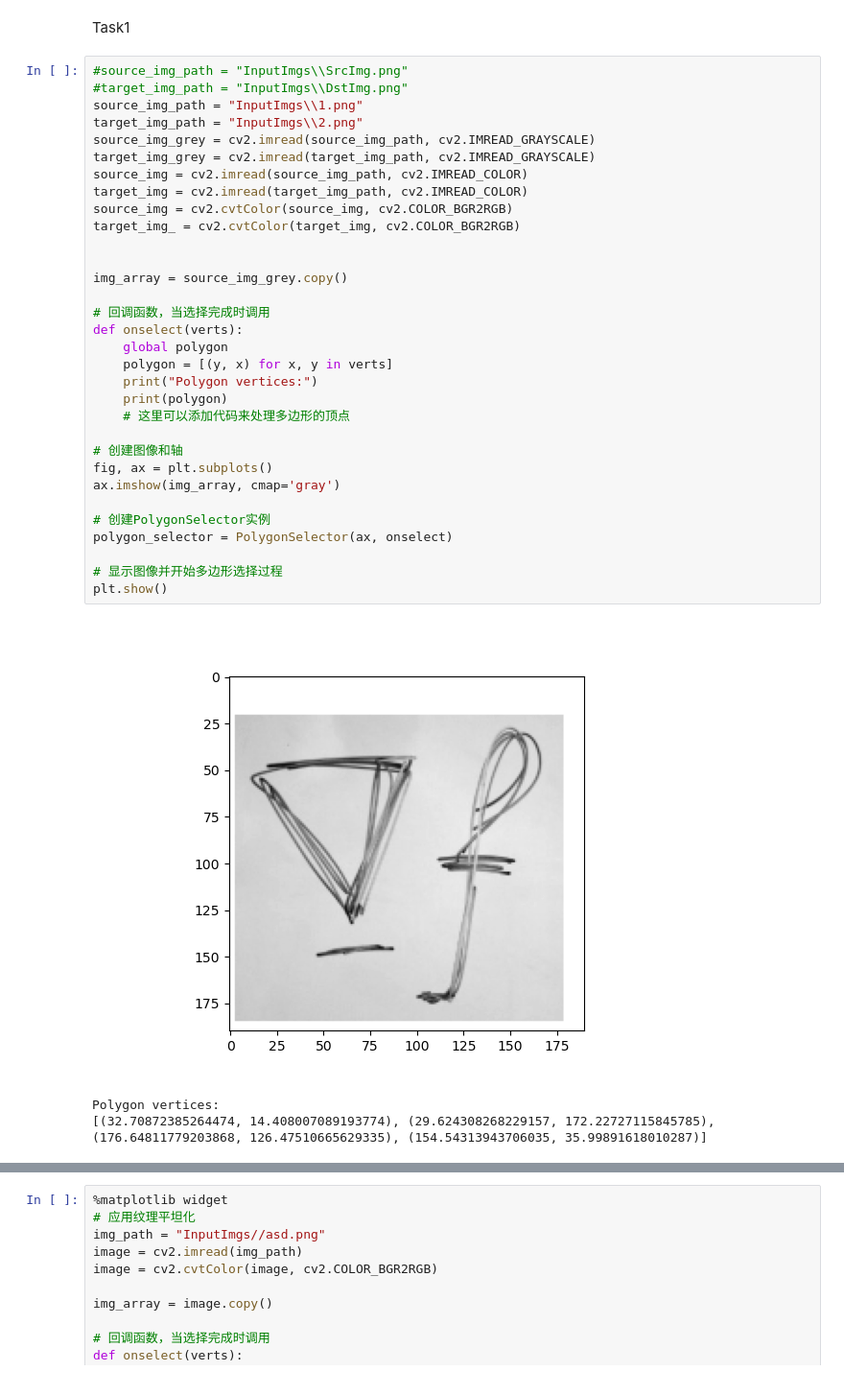
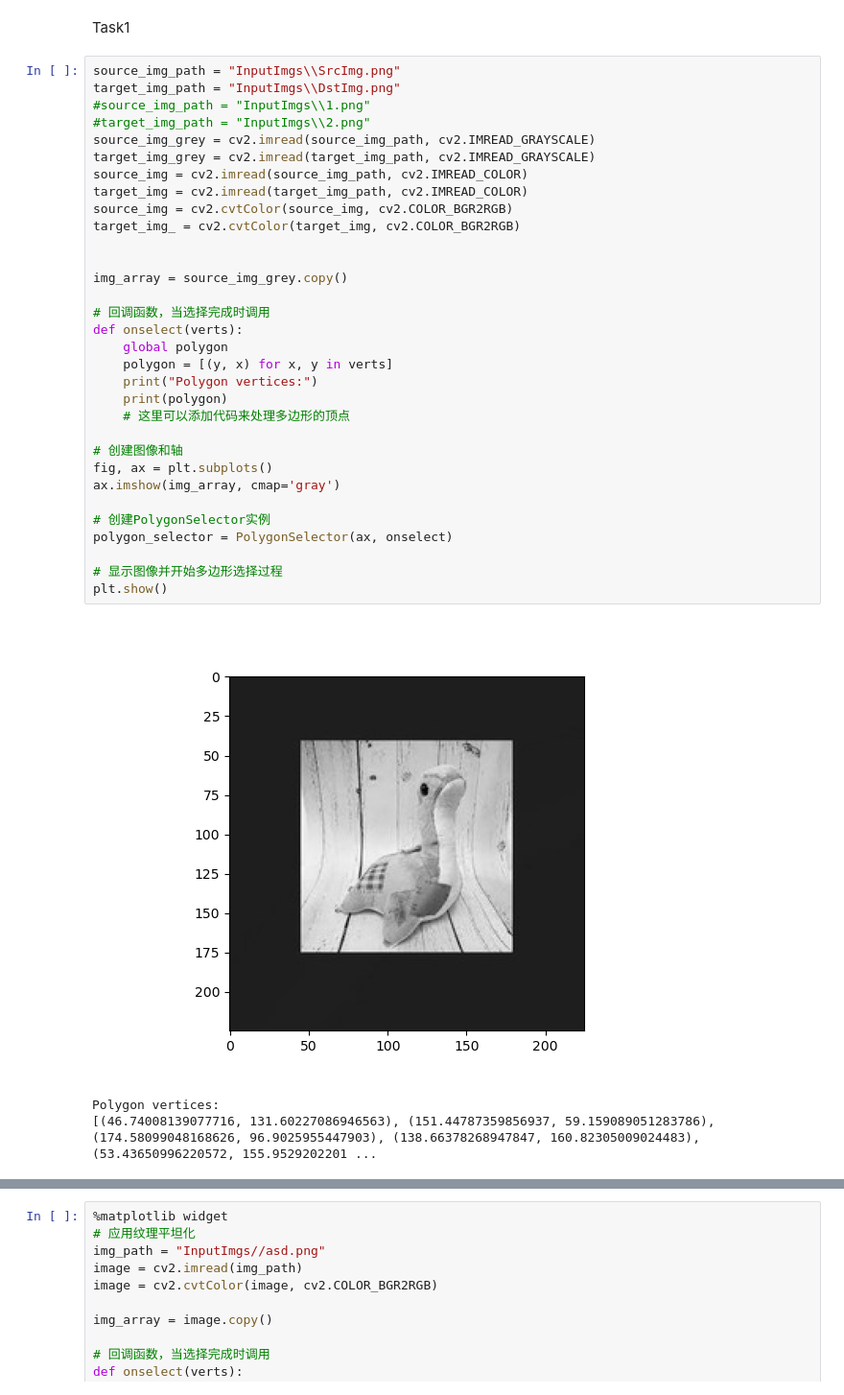
Before and after one commit to derkder/CGVI_CourseWork, a Jupyter notebook: ImageProcessing/Project/Main.ipynb, the cells around one changed output, grey strips where cells are left out. Shown at 96% size. Drawn from its saved outputs; the diff is of its cells as text.

```diff
--- a/ImageProcessing/Project/Main.ipynb
+++ b/ImageProcessing/Project/Main.ipynb
@@ -13,41 +13,41 @@ plt.style.use('default')
 # %% [markdown]
 Task1
 # %%
-#source_img_path = "InputImgs\\SrcImg.png"
-#target_img_path = "InputImgs\\DstImg.png"
-source_img_path = "InputImgs\\1.png"
-target_img_path = "InputImgs\\2.png"
+source_img_path = "InputImgs\\SrcImg.png"
+target_img_path = "InputImgs\\DstImg.png"
+#source_img_path = "InputImgs\\1.png"
+#target_img_path = "InputImgs\\2.png"
 source_img_grey = cv2.imread(source_img_path, cv2.IMREAD_GRAYSCALE)
 target_img_grey = cv2.imread(target_img_path, cv2.IMREAD_GRAYSCALE)
 source_img = cv2.imread(source_img_path, cv2.IMREAD_COLOR)
 target_img = cv2.imread(target_img_path, cv2.IMREAD_COLOR)
 source_img = cv2.cvtColor(source_img, cv2.COLOR_BGR2RGB)
 target_img_ = cv2.cvtColor(target_img, cv2.COLOR_BGR2RGB)
 
 
 img_array = source_img_grey.copy()
 
 # 回调函数，当选择完成时调用
 def onselect(verts):
     global polygon
     polygon = [(y, x) for x, y in verts]
     print("Polygon vertices:")
     print(polygon)
     # 这里可以添加代码来处理多边形的顶点
 
 # 创建图像和轴
 fig, ax = plt.subplots()
 ax.imshow(img_array, cmap='gray')
 
 # 创建PolygonSelector实例
 polygon_selector = PolygonSelector(ax, onselect)
 
 # 显示图像并开始多边形选择过程
 plt.show()
 # %% [output]
-[figure, old version]
+[figure, new version]
 Polygon vertices:
-[(32.70872385264474, 14.408007089193774), (29.624308268229157, 172.22727115845785), (176.64811779203868, 126.47510665629335), (154.54313943706035, 35.99891618010287)]
+[(46.74008139077716, 131.60227086946563), (151.44787359856937, 59.159089051283786), (174.58099048168626, 96.9025955447903), (138.66378268947847, 160.82305009024483), (53.43650996220572, 155.9529202201 ...
 # %%
 assert 0 != polygon.count, "Please select a polygon in the image above."
 
```
Also changed, not shown: parts of 6 cells of this notebook, 2 other files.
